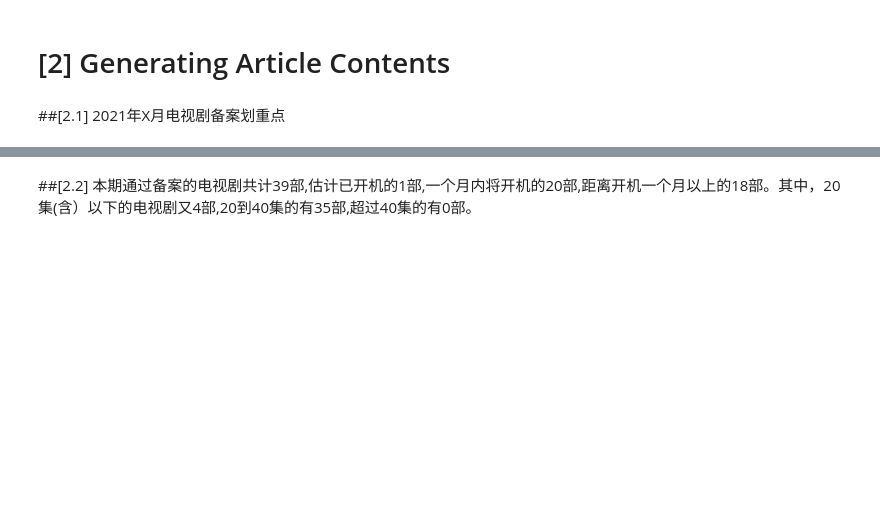
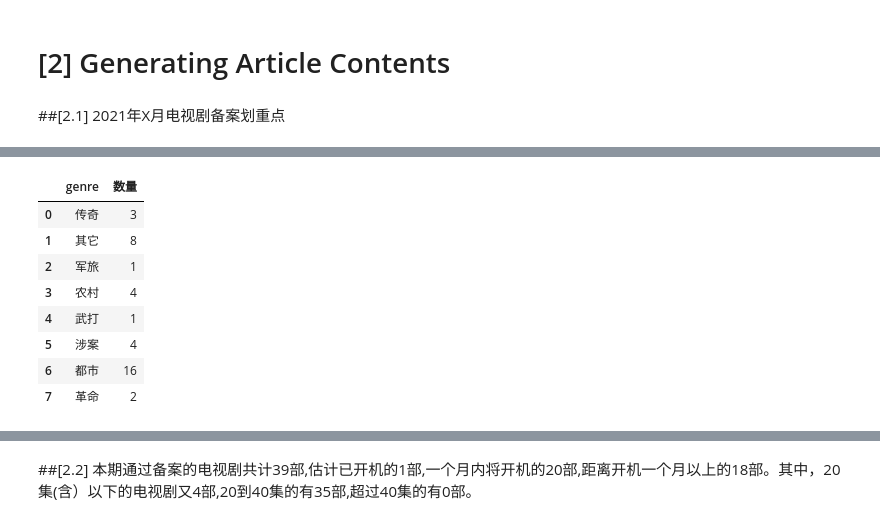
Before and after one commit to CT-Cultures/Article, a Jupyter notebook: NRTA_Reg_Overview.ipynb, the cells around one changed output, grey strips where cells are left out. Cells and saved outputs as stored; diff of their text form; code cells hidden in the pictures; blank space fills up the shorter version.

```diff
--- a/NRTA_Reg_Overview.ipynb
+++ b/NRTA_Reg_Overview.ipynb
@@ -305,0 +334,12 @@ ax.set_label(font=font)
+# %%
+df_by_genre
+# %% [output]
+|  | genre | 数量 |
+| 0 | 传奇 | 3 |
+| 1 | 其它 | 8 |
+| 2 | 军旅 | 1 |
+| 3 | 农村 | 4 |
+| 4 | 武打 | 1 |
+| 5 | 涉案 | 4 |
+| 6 | 都市 | 16 |
+| 7 | 革命 | 2 |
```
Also changed, not shown: parts of 48 cells of this notebook, 17 other files.
